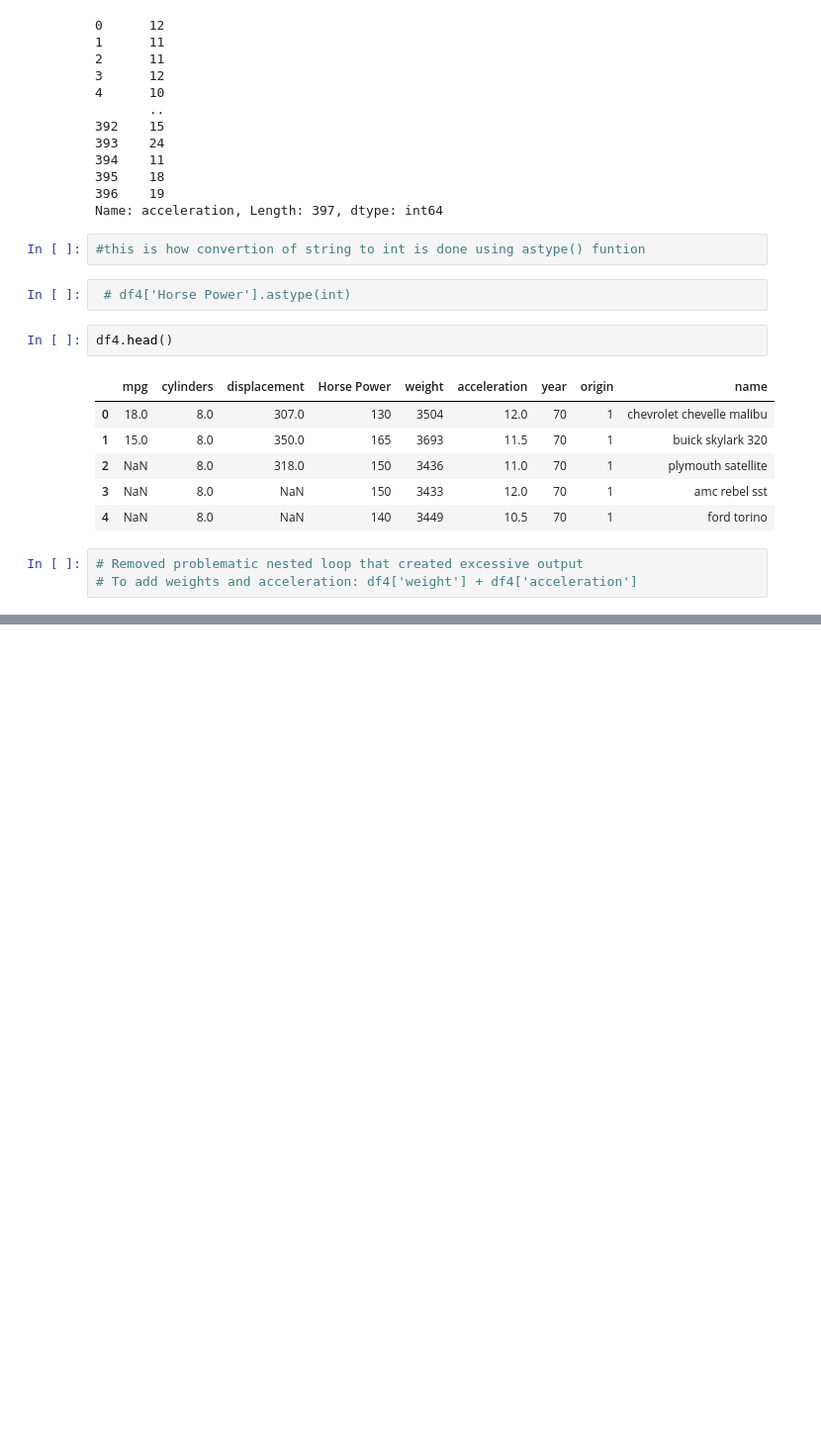
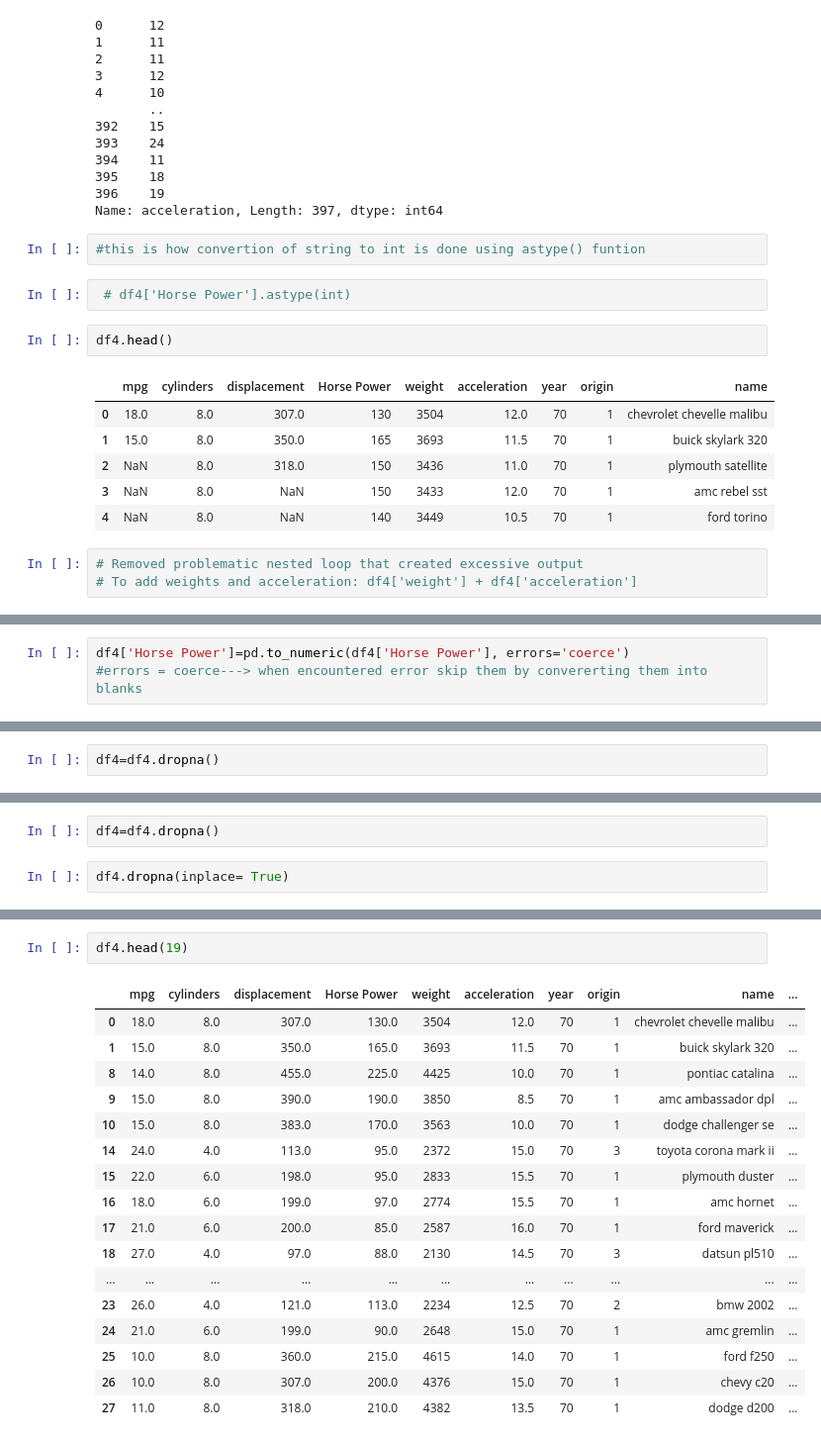
Before and after one commit to Prathibha856/MachineLearning_foundations, a Jupyter notebook: pandas1.ipynb, the cells around one changed output, grey strips where cells are left out. Shown at 99% size. Drawn from its saved outputs; the diff is of its cells as text; blank space fills up the shorter version.

```diff
--- a/pandas1.ipynb
+++ b/pandas1.ipynb
@@ -516,0 +592,3 @@ df4.head()
+# %%
+df4['Horse Power']=pd.to_numeric(df4['Horse Power'], errors='coerce')
+#errors = coerce---> when encountered error skip them by convererting them into blanks
@@ -516,0 +671,2 @@ df4.head()
+# %%
+df4=df4.dropna()
@@ -516,0 +693,4 @@ df4.head()
+# %%
+df4=df4.dropna()
+# %%
+df4.dropna(inplace= True)
@@ -516,0 +717,20 @@ df4.head()
+# %%
+df4.head(19)
+# %% [output]
+|  | mpg | cylinders | displacement | Horse Power | weight | acceleration | year | origin | name | ... |
+| 0 | 18.0 | 8.0 | 307.0 | 130.0 | 3504 | 12.0 | 70 | 1 | chevrolet chevelle malibu | ... |
+| 1 | 15.0 | 8.0 | 350.0 | 165.0 | 3693 | 11.5 | 70 | 1 | buick skylark 320 | ... |
+| 8 | 14.0 | 8.0 | 455.0 | 225.0 | 4425 | 10.0 | 70 | 1 | pontiac catalina | ... |
+| 9 | 15.0 | 8.0 | 390.0 | 190.0 | 3850 | 8.5 | 70 | 1 | amc ambassador dpl | ... |
+| 10 | 15.0 | 8.0 | 383.0 | 170.0 | 3563 | 10.0 | 70 | 1 | dodge challenger se | ... |
+| 14 | 24.0 | 4.0 | 113.0 | 95.0 | 2372 | 15.0 | 70 | 3 | toyota corona mark ii | ... |
+| 15 | 22.0 | 6.0 | 198.0 | 95.0 | 2833 | 15.5 | 70 | 1 | plymouth duster | ... |
+| 16 | 18.0 | 6.0 | 199.0 | 97.0 | 2774 | 15.5 | 70 | 1 | amc hornet | ... |
+| 17 | 21.0 | 6.0 | 200.0 | 85.0 | 2587 | 16.0 | 70 | 1 | ford maverick | ... |
+| 18 | 27.0 | 4.0 | 97.0 | 88.0 | 2130 | 14.5 | 70 | 3 | datsun pl510 | ... |
+| ... | ... | ... | ... | ... | ... | ... | ... | ... | ... | ... |
+| 23 | 26.0 | 4.0 | 121.0 | 113.0 | 2234 | 12.5 | 70 | 2 | bmw 2002 | ... |
+| 24 | 21.0 | 6.0 | 199.0 | 90.0 | 2648 | 15.0 | 70 | 1 | amc gremlin | ... |
+| 25 | 10.0 | 8.0 | 360.0 | 215.0 | 4615 | 14.0 | 70 | 1 | ford f250 | ... |
+| 26 | 10.0 | 8.0 | 307.0 | 200.0 | 4376 | 15.0 | 70 | 1 | chevy c20 | ... |
+| 27 | 11.0 | 8.0 | 318.0 | 210.0 | 4382 | 13.5 | 70 | 1 | dodge d200 | ... |
```
Also changed, not shown: parts of 44 cells of this notebook, 3 other files.
